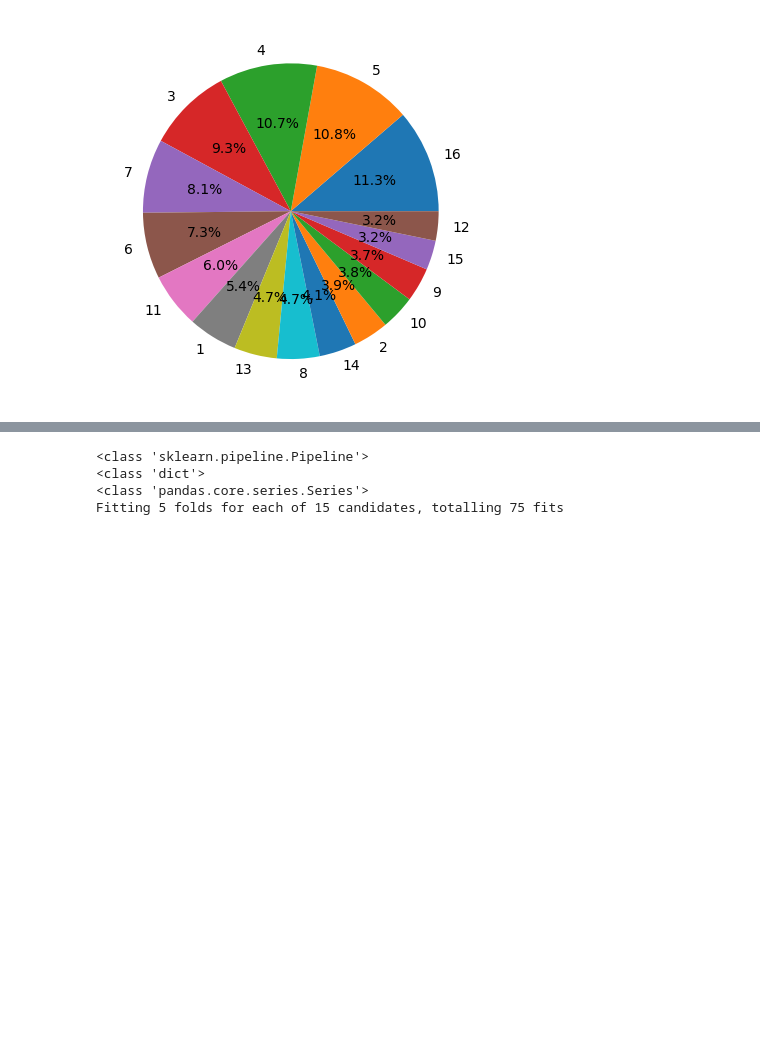
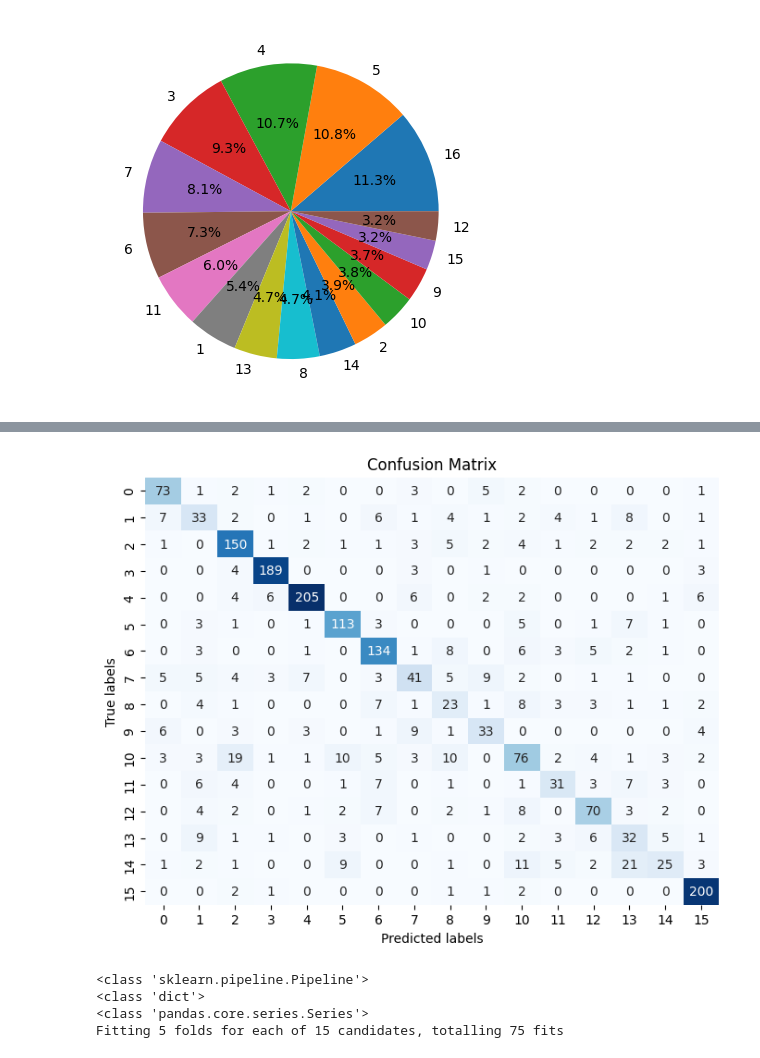
Before and after one commit to 06danielsms/micro_project_two, a Jupyter notebook: jupyter/proof_concept.ipynb, the cells around one changed output, grey strips where cells are left out. Saved outputs shown, nothing was run; the diff lists cells and outputs as text; code cells hidden in the pictures; blank space fills up the shorter version.

```diff
--- a/jupyter/proof_concept.ipynb
+++ b/jupyter/proof_concept.ipynb
@@ -175,0 +221,4 @@ plt.show()
+# %%
+svm_classifier = SVC(kernel='linear')
+# %%
+svm_classifier.fit(x_train_word_2_vector, y_train)
@@ -175,0 +227,5 @@ plt.show()
+# %%
+x_test_tokenized = x_test.apply(lambda x: word_tokenize(x,'spanish'))
+x_test_word_2_vector = word_vectorizer(x_test_tokenized)
+# %%
+y_pred = svm_classifier.predict(x_test_word_2_vector)
@@ -176,3 +253,15 @@ plt.show()
+# %%
+cm = confusion_matrix(y_test, y_pred)
+
+# Mostrar la matriz de confusión utilizando seaborn
+plt.figure(figsize=(8, 6))
+sns.heatmap(cm, annot=True, fmt="d", cmap="Blues", cbar=False)
+plt.xlabel('Predicted labels')
+plt.ylabel('True labels')
+plt.title('Confusion Matrix')
+plt.show()
+# %% [output]
+[figure, added]
 # %%
 # Define el objeto KFold para dividir los datos en k-fold
 kf = KFold(n_splits=5, shuffle=True, random_state=42)
```
Also changed, not shown: parts of 15 cells of this notebook.
